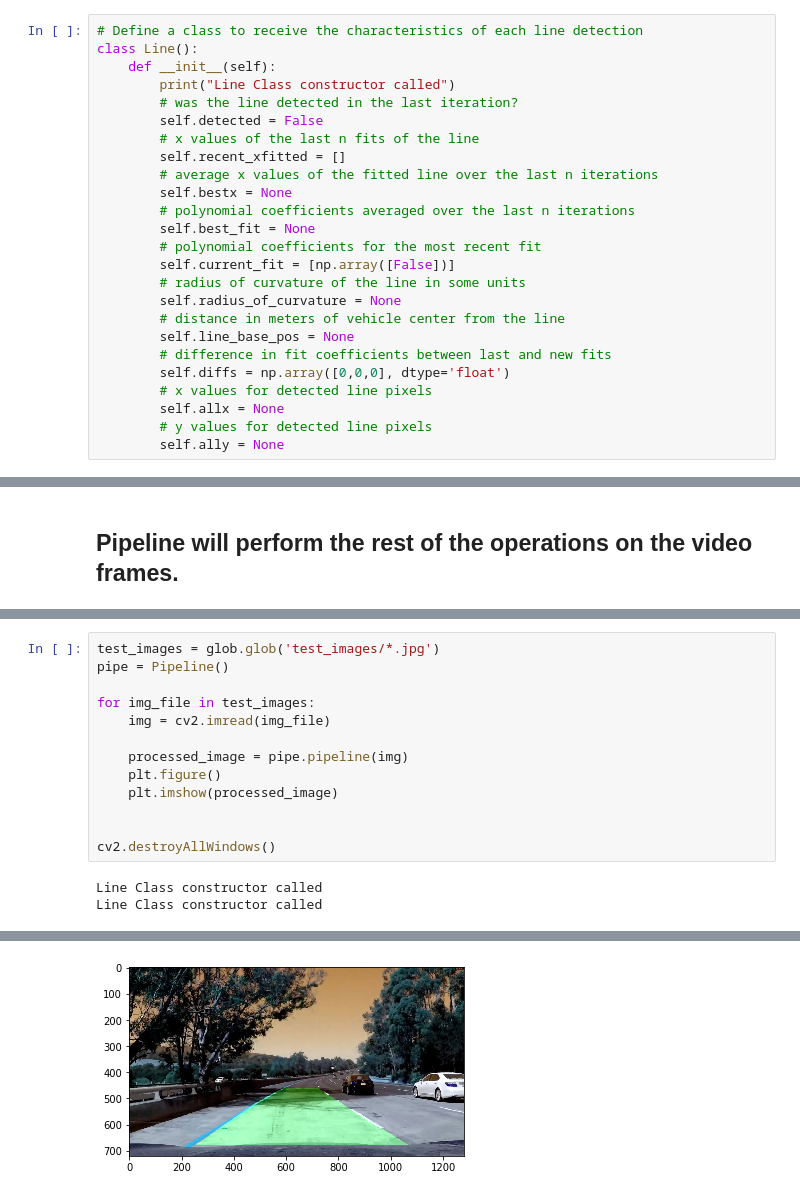
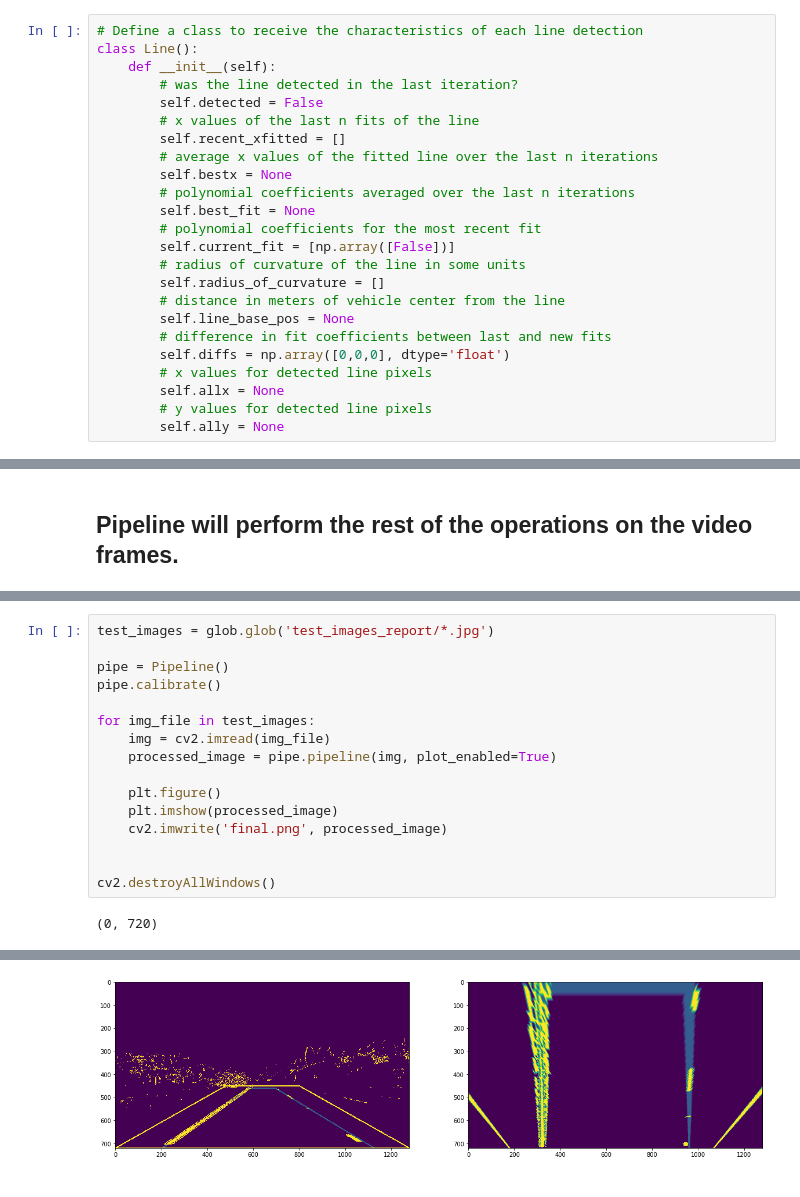
Before and after one commit to MC-8/SDC-P4-advanced-lane-lines, a Jupyter notebook: advanced_lane_finding.ipynb, the cells around one changed output, grey strips where cells are left out. Saved outputs shown, nothing was run; the diff lists cells and outputs as text.

Commit message:
code adjustments to generate images for report

```diff
--- a/advanced_lane_finding.ipynb
+++ b/advanced_lane_finding.ipynb
@@ -28,7 +28,6 @@ cv2.destroyAllWindows()
 # Define a class to receive the characteristics of each line detection
 class Line():
     def __init__(self):
-        print("Line Class constructor called")
         # was the line detected in the last iteration?
         self.detected = False
         # x values of the last n fits of the line
@@ -40,7 +39,7 @@ class Line():
         # polynomial coefficients for the most recent fit
         self.current_fit = [np.array([False])]
         # radius of curvature of the line in some units
-        self.radius_of_curvature = None
+        self.radius_of_curvature = []
         # distance in meters of vehicle center from the line
         self.line_base_pos = None
         # difference in fit coefficients between last and new fits
@@ -314,17 +455,19 @@ def region_of_interest(img, vertices):
     return masked_image
 # %%
-test_images = glob.glob('test_images/*.jpg')
+test_images = glob.glob('test_images_report/*.jpg')
+
 pipe = Pipeline()
+pipe.calibrate()
 
 for img_file in test_images:
     img = cv2.imread(img_file)
+    processed_image = pipe.pipeline(img, plot_enabled=True)
 
-    processed_image = pipe.pipeline(img)
     plt.figure()
     plt.imshow(processed_image)
+    cv2.imwrite('final.png', processed_image)
 
 
 cv2.destroyAllWindows()
 # %% [output]
-Line Class constructor called
-Line Class constructor called
+(0, 720)
@@ -337 +480 @@ Line Class constructor called
-[figure, old version]
+[figure, new version]
```
Also changed, not shown: parts of 6 cells of this notebook.
